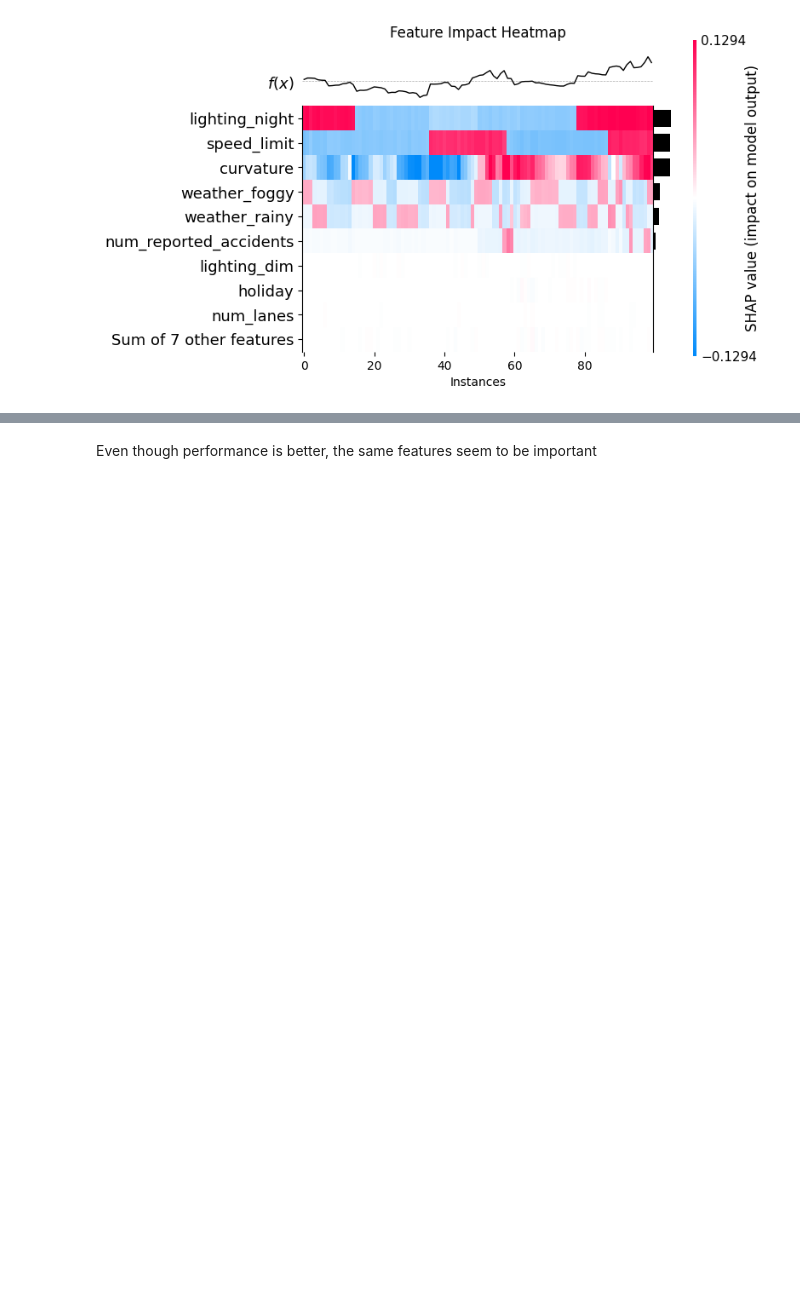
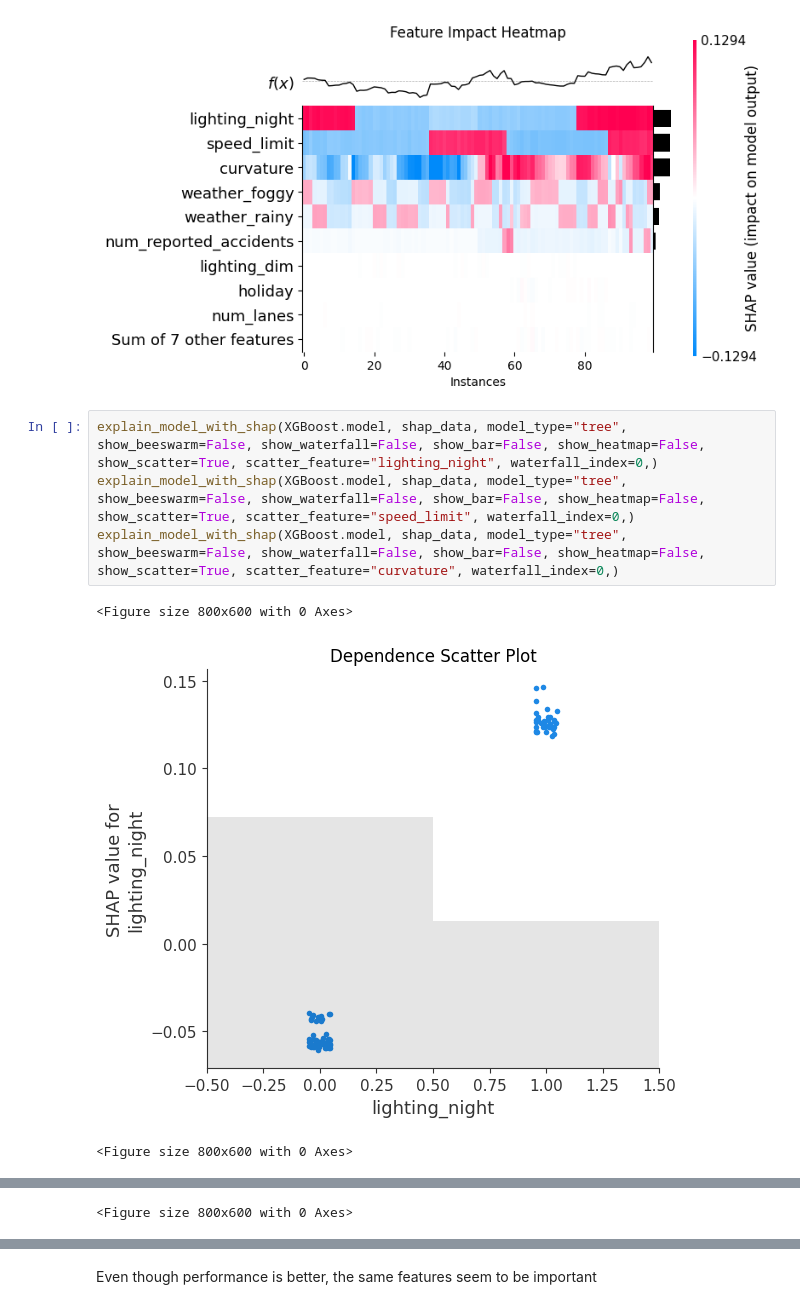
Before and after one commit to RandomNoobster/Predicting-Road-Accident-Risk, a Jupyter notebook: main_sidequest.ipynb, the cells around one changed output, grey strips where cells are left out. Saved outputs shown, nothing was run; the diff lists cells and outputs as text; blank space fills up the shorter version.

```diff
--- a/main_sidequest.ipynb
+++ b/main_sidequest.ipynb
@@ -92,3 +92,11 @@ explain_model_with_shap(XGBoost.model, shap_data, model_type="tree",
 [figure]
 [figure]
 [figure]
+# %%
+explain_model_with_shap(XGBoost.model, shap_data, model_type="tree", show_beeswarm=False, show_waterfall=False, show_bar=False, show_heatmap=False, show_scatter=True, scatter_feature="lighting_night", waterfall_index=0,)
+explain_model_with_shap(XGBoost.model, shap_data, model_type="tree", show_beeswarm=False, show_waterfall=False, show_bar=False, show_heatmap=False, show_scatter=True, scatter_feature="speed_limit", waterfall_index=0,)
+explain_model_with_shap(XGBoost.model, shap_data, model_type="tree", show_beeswarm=False, show_waterfall=False, show_bar=False, show_heatmap=False, show_scatter=True, scatter_feature="curvature", waterfall_index=0,)
+# %% [output]
+<Figure size 800x600 with 0 Axes>
+[figure, added]
+<Figure size 800x600 with 0 Axes>
@@ -94,0 +104 @@ explain_model_with_shap(XGBoost.model, shap_data, model_type="tree",
+<Figure size 800x600 with 0 Axes>
```
Also changed, not shown: parts of 1 cell of this notebook, 1 other file.
